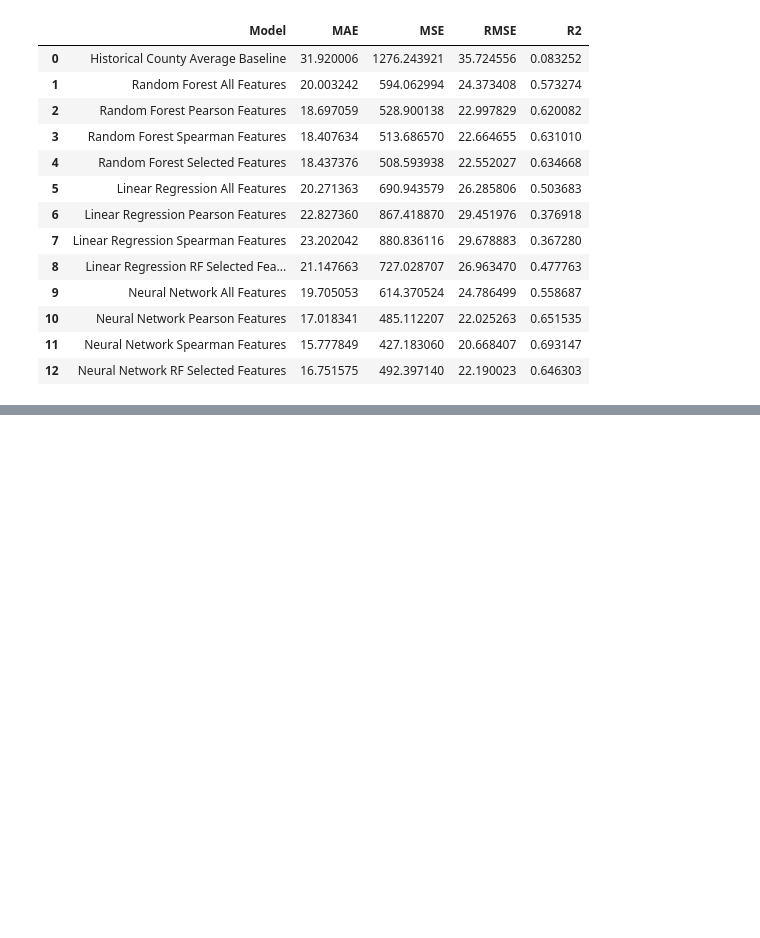
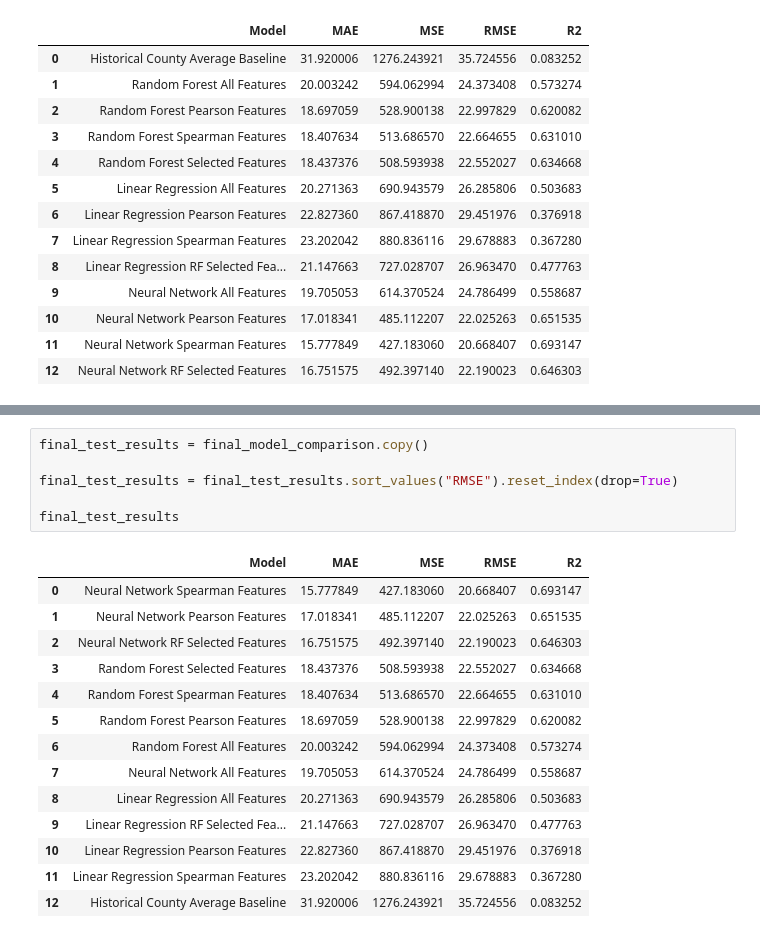
Before and after one commit to JTRIII/corn-yield-thesis, a Jupyter notebook: notebooks/06_model_evaluation_and_final_results.ipynb, the cells around one changed output, grey strips where cells are left out. Drawn from its saved outputs; the diff is of its cells as text; blank space fills up the shorter version.

```diff
--- a/notebooks/06_model_evaluation_and_final_results.ipynb
+++ b/notebooks/06_model_evaluation_and_final_results.ipynb
@@ -3306,0 +3317,21 @@ final_model_comparison
+# %%
+final_test_results = final_model_comparison.copy()
+
+final_test_results = final_test_results.sort_values("RMSE").reset_index(drop=True)
+
+final_test_results
+# %% [output]
+|  | Model | MAE | MSE | RMSE | R2 |
+| 0 | Neural Network Spearman Features | 15.777849 | 427.183060 | 20.668407 | 0.693147 |
+| 1 | Neural Network Pearson Features | 17.018341 | 485.112207 | 22.025263 | 0.651535 |
+| 2 | Neural Network RF Selected Features | 16.751575 | 492.397140 | 22.190023 | 0.646303 |
+| 3 | Random Forest Selected Features | 18.437376 | 508.593938 | 22.552027 | 0.634668 |
+| 4 | Random Forest Spearman Features | 18.407634 | 513.686570 | 22.664655 | 0.631010 |
+| 5 | Random Forest Pearson Features | 18.697059 | 528.900138 | 22.997829 | 0.620082 |
+| 6 | Random Forest All Features | 20.003242 | 594.062994 | 24.373408 | 0.573274 |
+| 7 | Neural Network All Features | 19.705053 | 614.370524 | 24.786499 | 0.558687 |
+| 8 | Linear Regression All Features | 20.271363 | 690.943579 | 26.285806 | 0.503683 |
+| 9 | Linear Regression RF Selected Fea... | 21.147663 | 727.028707 | 26.963470 | 0.477763 |
+| 10 | Linear Regression Pearson Features | 22.827360 | 867.418870 | 29.451976 | 0.376918 |
+| 11 | Linear Regression Spearman Features | 23.202042 | 880.836116 | 29.678883 | 0.367280 |
+| 12 | Historical County Average Baseline | 31.920006 | 1276.243921 | 35.724556 | 0.083252 |
```
Also changed, not shown: parts of 3 cells of this notebook.
